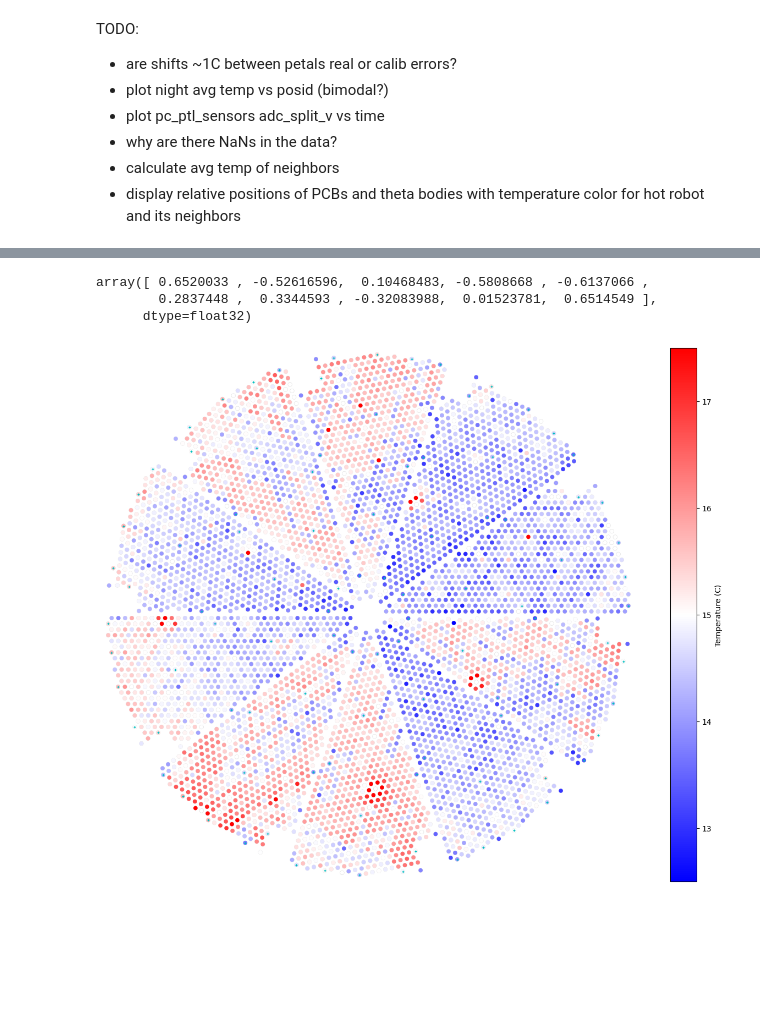
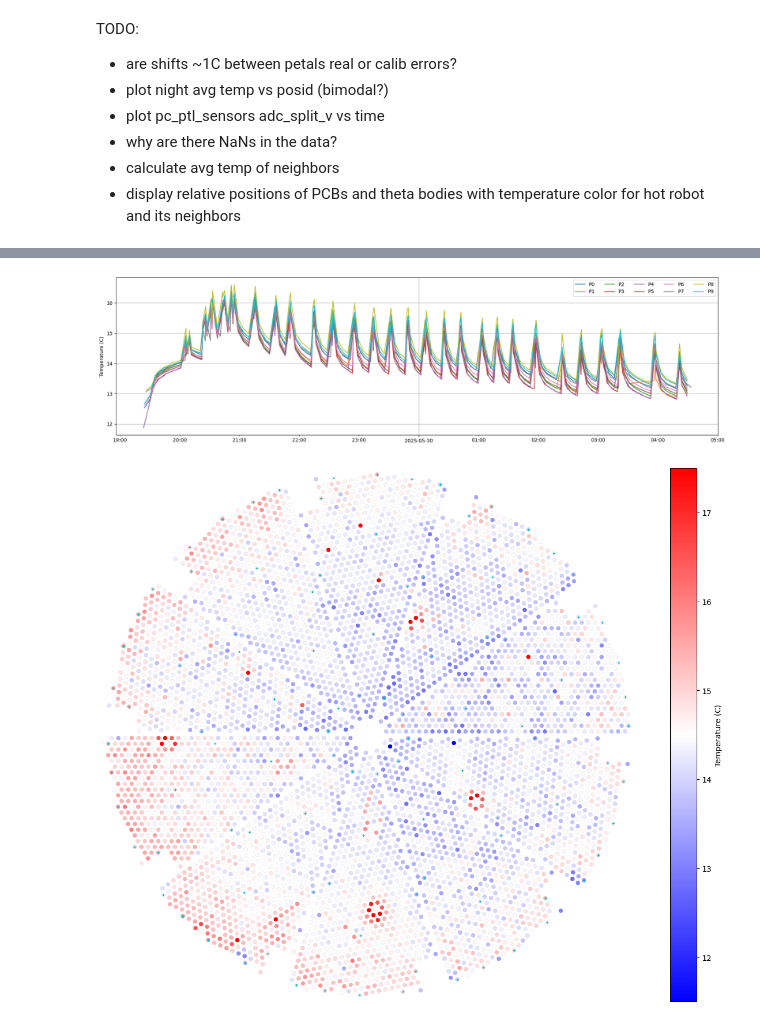
Before and after one commit to desihub/fpoffline, a Jupyter notebook: nb/Temperature/Temperature.ipynb, the cells around one changed output, grey strips where cells are left out. Cells and saved outputs as stored; diff of their text form; code cells hidden in the pictures; blank space fills up the shorter version.

```diff
--- a/nb/Temperature/Temperature.ipynb
+++ b/nb/Temperature/Temperature.ipynb
@@ -139,14 +139,17 @@ def get_temperatures(start_night=None, stop_night=None, petal_loc=None, verbose=
         time = P.time_recorded.values
         ndata = len(time)
         data = np.full((ndata, 514), np.nan, np.float32)
-        npos, nfid = np.empty((2, ndata), int)
+        # Calculate locations for each of the 514 entries in Tmed
+        loc = 1000 * petal_loc + PETAL.holes.DEVICE_LOC
+        # Lookup corresponding POSIDs = DEVICE_IDs
+        idx = np.searchsorted(INDEX['LOCATION'], loc)
+        assert np.all(INDEX['LOCATION'][idx] == loc)
+        posid = np.array(INDEX['CAN_ID'][idx])
         for i, d in enumerate(P.posfid_temps):
             locs = np.array([int(k) for k in d.keys()], int)
             valid = locs < len(PETAL.locmap) # ignore DEVICE_LOC=999 on PETAL_LOC=5
             data[i, PETAL.locmap[locs[valid]]] = np.array(list(d.values()))[valid]
-            npos[i] = ispos[locs[valid]].sum()
-            nfid[i] = isfid[locs[valid]].sum()
-            result[petal_loc] = dict(time=time, data=data, npos=npos, nfid=nfid)
+        result[petal_loc] = dict(time=time, data=data, posid=posid)
 
     return result
 # %%
@@ -210,6 +167,8 @@ TODO:
  - why are there NaNs in the data?
  - calculate avg temp of neighbors
  - display relative positions of PCBs and theta bodies with temperature color for hot robot and its neighbors
+# %%
+sernum_breaks = (2200, 5880, 10000)
 # %%
 def plot_vs_posid(T=T):
 
@@ -257,46 +234,75 @@ P9: no data at [7416 7357 7763 2559  660]
+# %%
+def deltaT(sernum):
+    selA = sernum < sernum_breaks[0]
+    selC = (sernum >= sernum_breaks[1]) & (sernum < sernum_breaks[2])
+    return selA * (TA - TB) + selC * (TC - TB)
+# %%
+def plot_vs_time(T=T, adjust=True):
+
+    petal_data = { }
+    for k, v in T.items():
+        if k == 'meta':
+            continue
+        t = v['time'] - np.timedelta64(7, 'h')
+        D = v['data']
+        if adjust:
+            D = D - deltaT(v['posid'])
+        Tmed = np.nanmedian(D, axis=1)
+        petal_data[k] = t, Tmed
+
+    fig, ax = plt.subplots(figsize=(18, 5))
+    for petal in petal_data:
+        t, Tmed = petal_data[petal]
+        ax.plot(t, Tmed, '-', label=f'P{petal}')
+    ax.legend(ncol=5)
+    ax.grid()
+    ax.xaxis.set_major_locator(mdates.DayLocator(interval=1))  # Tick every day at midnight
+    ax.xaxis.set_major_formatter(mdates.DateFormatter('%Y-%m-%d')) # Format as YYYY-MM-DD
+    ax.xaxis.set_minor_locator(mdates.HourLocator(interval=1))  # Tick every 3 hours
+    ax.xaxis.set_minor_formatter(mdates.DateFormatter('%H:%M')) # Format as HH:MM
+    ax.set(ylabel='Temperature (C)')
+
+    plt.tight_layout()
+    plt.savefig('T-vs-t.png')
+
+plot_vs_time()
+# %% [output]
+[figure, new version]
 # %%
-def plot_vs_xy(T=T, adjust_calib=False, vmin=12.5, vmax=17.5):
+def plot_vs_xy(T=T, adjust=True, vmin=11.5, vmax=17.5):
 
     petal_data = { }
-    T0vec = [ ]
     for k, v in T.items():
         if k == 'meta':
             continue
         D = v['data']
+        posid = v['posid']
         Tmed = np.nanmedian(D, axis=0)
-        T0 = np.nanmean(Tmed)
-        T0vec.append(T0)
+        if adjust:
+            Tmed -= deltaT(posid)
         petal_data[k] = Tmed
-    dT = np.array(T0vec) - np.mean(T0vec)
 
     fig, ax = plt.subplots(figsize=(13,10))
 
     # Draw light gray outlines for all locations
     ax.scatter(PETAL.xfp, PETAL.yfp, lw=0.3, fc='none', ec='lightgray', s=30)
 
     # Draw median temperatures for each POS,FIF with telemetry
     for k, petal in enumerate(petal_data):
         Tmed = petal_data[petal]
-        if adjust_calib:
-            Tmed -= dT[k]
         S = ax.scatter(PETAL.xfp[k], PETAL.yfp[k], c=Tmed, lw=0.3, ec='none', s=30, cmap='bwr', vmin=vmin, vmax=vmax)
 
     # Draw small black dots for fiducials
     isfid = PETAL.holes.DEVICE_TYPE == 'FIF'
     ax.plot(PETAL.xfp[:,isfid], PETAL.yfp[:,isfid], 'c+', ms=3)
 
     plt.colorbar(S, ax=ax, label='Temperature (C)')
     ax.set(aspect=1, xlim=(-420, 420), ylim=(-420, 420))
     ax.axis("off")
 
     plt.tight_layout()
     plt.savefig('T-vs-XY.png')
 
-    return dT
-
 plot_vs_xy()
 # %% [output]
-array([ 0.6520033 , -0.52616596,  0.10468483, -0.5808668 , -0.6137066 ,
-        0.2837448 ,  0.3344593 , -0.32083988,  0.01523781,  0.6514549 ],
-      dtype=float32)
-[figure, old version]
+[figure, new version]
```
Also changed, not shown: parts of 5 cells of this notebook.
